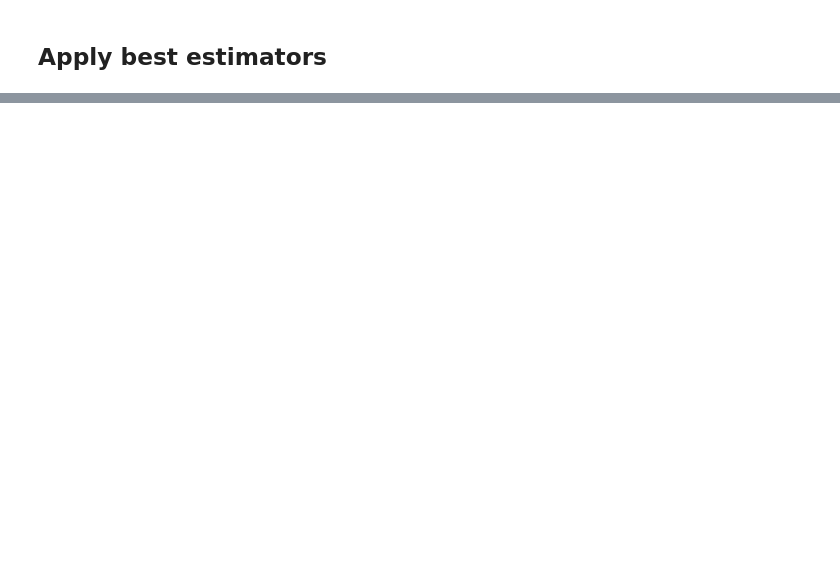
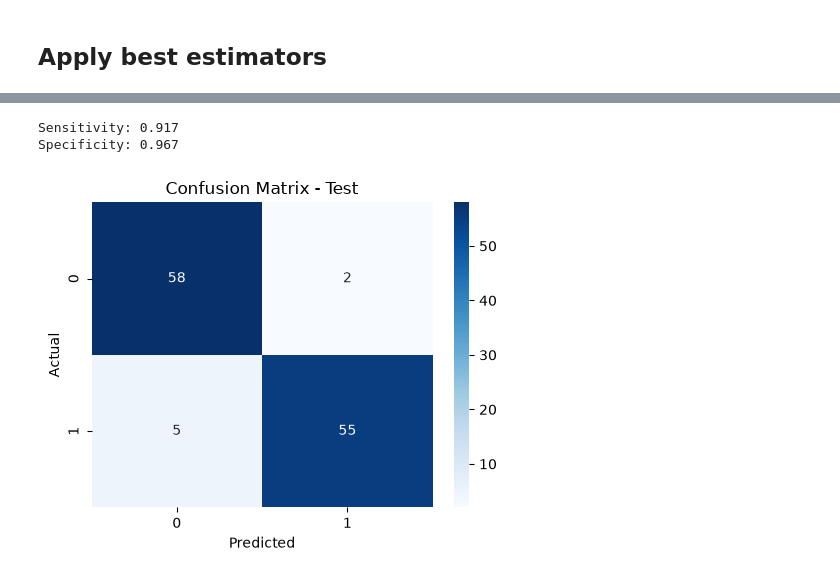
Before and after one commit to seacunilever/mlchem, a Jupyter notebook: examples/8 - Majority Voting/majority_vote.ipynb, the cells around one changed output, grey strips where cells are left out. Drawn from its saved outputs; the diff is of its cells as text; code cells hidden in the pictures; blank space fills up the shorter version.

```diff
--- a/examples/8 - Majority Voting/majority_vote.ipynb
+++ b/examples/8 - Majority Voting/majority_vote.ipynb
@@ -248,0 +367,35 @@ df
+# %%
+from mlchem.metrics import get_sensitivity, get_specificity
+from sklearn.metrics import confusion_matrix
+import seaborn as sns
+import matplotlib.pyplot as plt
+
+if hard == True:
+    y_pred = np.hstack(np.round(df_test_predictions[best_cols].mode(axis=1).values))
+    conf_matrix = confusion_matrix(y_test,y_pred)
+    print(f'Sensitivity: {get_sensitivity(y_test,y_pred):.3f}')
+    print(f'Specificity: {get_specificity(y_test,y_pred):.3f}')
+else:
+    y_pred = np.hstack(np.round(df_test_predictions[best_cols].mean(axis=1).values))
+    conf_matrix = confusion_matrix(y_test,y_pred)
+    print(f'Sensitivity: {get_sensitivity(y_test,y_pred):.3f}')
+    print(f'Specificity: {get_specificity(y_test,y_pred):.3f}')
+
+# Define labels for the axes
+labels = ['0', '1']
+columns = ['0', '1']
+
+# Create a DataFrame for better labeling
+conf_df = pd.DataFrame(conf_matrix, index=labels, columns=columns)
+
+# Plot the heatmap
+plt.figure(figsize=(5, 4))
+sns.heatmap(conf_df, annot=True, fmt='d', cmap='Blues')
+plt.title('Confusion Matrix - Test')
+plt.ylabel('Actual')
+plt.xlabel('Predicted')
+plt.tight_layout()
+# %% [output]
+Sensitivity: 0.917
+Specificity: 0.967
+[figure, added]
```
Also changed, not shown: parts of 18 cells of this notebook, 2 other files.
